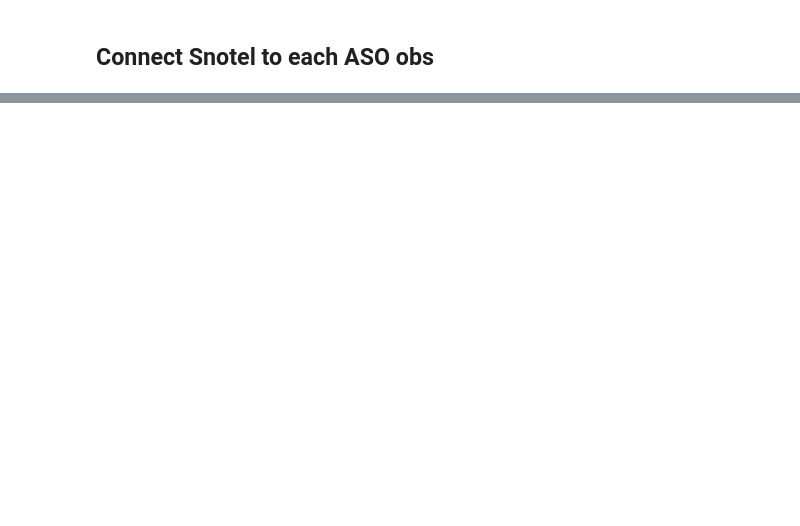
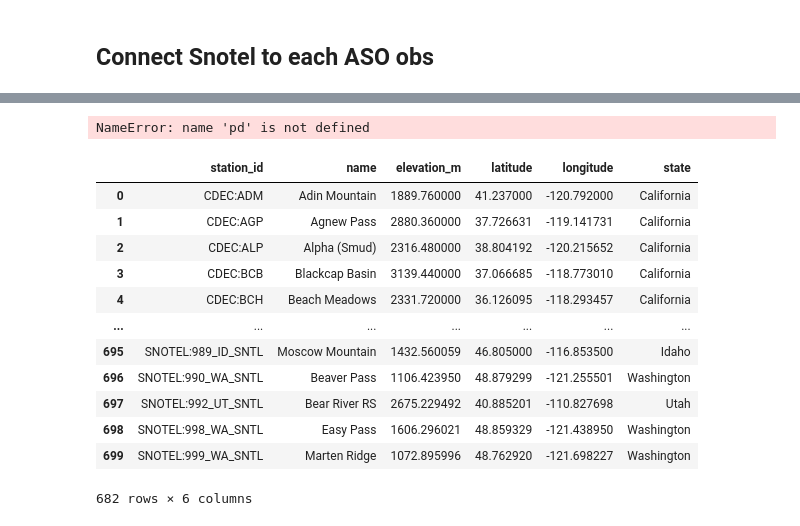
Before and after one commit to whitelightning450/SWEMLv2.0, a Jupyter notebook: Dataprocessing/DataProcessing_PipelineModularized.ipynb, the cells around one changed output, grey strips where cells are left out. Drawn from its saved outputs; the diff is of its cells as text; code cells hidden in the pictures; blank space fills up the shorter version.

```diff
--- a/Dataprocessing/DataProcessing_PipelineModularized.ipynb
+++ b/Dataprocessing/DataProcessing_PipelineModularized.ipynb
@@ -344,3 +240,82 @@ Adding geospatial data to 20130601 observations...
+# %%
+import ulmo
+import pandas as pd
+SNOTELtest = {}
+
+# This is the latest CUAHSI API endpoint
+wsdlurl = 'https://hydroportal.cuahsi.org/Snotel/cuahsi_1_1.asmx?WSDL'
+
+# Daily SWE
+variablecode = 'SNOTEL:WTEQ_D'
+sitecode = 'SNOTEL:379_WY_SNTL'
+start_date = '2013-03-19'
+end_date = '2013-03-20'
+
+
+#values_df = None
+# allows up to 3 attempts for getting site info, sometimes takes a few
+# Request data from the server
+site_values = ulmo.cuahsi.wof.get_values(wsdlurl, sitecode, variablecode, start=start_date, end=end_date)
+# end_date = end_date.strftime('%Y-%m-%d')
+# Convert to a Pandas DataFrame
+SNOTEL_SWE = pd.DataFrame.from_dict(site_values['values'])
+# Parse the datetime values to Pandas Timestamp objects
+SNOTEL_SWE['datetime'] = pd.to_datetime(SNOTEL_SWE['datetime'], utc=True).values
+SNOTEL_SWE.set_index('datetime', inplace = True)
+# Convert values to float and replace -9999 nodata values with NaN
+SNOTEL_SWE['value'] = pd.to_numeric(SNOTEL_SWE['value']).replace(-9999, np.nan)
+# Remove any records flagged with lower quality
+SNOTEL_SWE = SNOTEL_SWE[SNOTEL_SWE['quality_control_level_code'] == '1']
+# %% [output]
+NameError: name 'pd' is not defined
+# %%
+import pandas as pd
+import os
+#load access key
+HOME = os.path.expanduser('~')
+
+snotel_path = f"{HOME}/SWEMLv2.0/data/SNOTEL_Data/"
+Snotelmeta_path = f"{snotel_path}ground_measures_metadata.csv"
+
+snotel_file = pd.read_csv(Snotelmeta_path)
+
+#remove sites that are not present in entire dataset
+incom_sites = [
+                'SNOTEL:1148_UT_SNTL',
+                'SNOTEL:1251_CO_SNTL',
+                'SNOTEL:1252_CO_SNTL',
+                'SNOTEL:1256_WA_SNTL',
+                'SNOTEL:1257_WA_SNTL',
+                'SNOTEL:1258_CA_SNTL',
+                'SNOTEL:1259_WA_SNTL',
+                'SNOTEL:1261_UT_SNTL',
+                'SNOTEL:1262_NV_SNTL',
+                'SNOTEL:1263_WA_SNTL',
+                'SNOTEL:1269_UT_SNTL',
+                'SNOTEL:1271_AZ_SNTL',
+                'SNOTEL:1272_NV_SNTL',
+                'SNOTEL:1277_CA_SNTL',
+                'SNOTEL:1278_UT_SNTL',
+                'SNOTEL:1280_UT_SNTL',
+                'SNOTEL:1286_MT_SNTL',
+                'SNOTEL:1287_MT_SNTL'
+                ]
+snotel_file = snotel_file[~snotel_file['station_id'].isin(incom_sites)]
+snotel_file
+# %% [output]
+|  | station_id | name | elevation_m | latitude | longitude | state |
+| 0 | CDEC:ADM | Adin Mountain | 1889.760000 | 41.237000 | -120.792000 | California |
+| 1 | CDEC:AGP | Agnew Pass | 2880.360000 | 37.726631 | -119.141731 | California |
+| 2 | CDEC:ALP | Alpha (Smud) | 2316.480000 | 38.804192 | -120.215652 | California |
+| 3 | CDEC:BCB | Blackcap Basin | 3139.440000 | 37.066685 | -118.773010 | California |
+| 4 | CDEC:BCH | Beach Meadows | 2331.720000 | 36.126095 | -118.293457 | California |
+| ... | ... | ... | ... | ... | ... | ... |
+| 695 | SNOTEL:989_ID_SNTL | Moscow Mountain | 1432.560059 | 46.805000 | -116.853500 | Idaho |
+| 696 | SNOTEL:990_WA_SNTL | Beaver Pass | 1106.423950 | 48.879299 | -121.255501 | Washington |
+| 697 | SNOTEL:992_UT_SNTL | Bear River RS | 2675.229492 | 40.885201 | -110.827698 | Utah |
+| 698 | SNOTEL:998_WA_SNTL | Easy Pass | 1606.296021 | 48.859329 | -121.438950 | Washington |
+| 699 | SNOTEL:999_WA_SNTL | Marten Ridge | 1072.895996 | 48.762920 | -121.698227 | Washington |
+682 rows × 6 columns
 # %%
 import GeoDF
 
```
Also changed, not shown: parts of 39 cells of this notebook, 4 other files.
